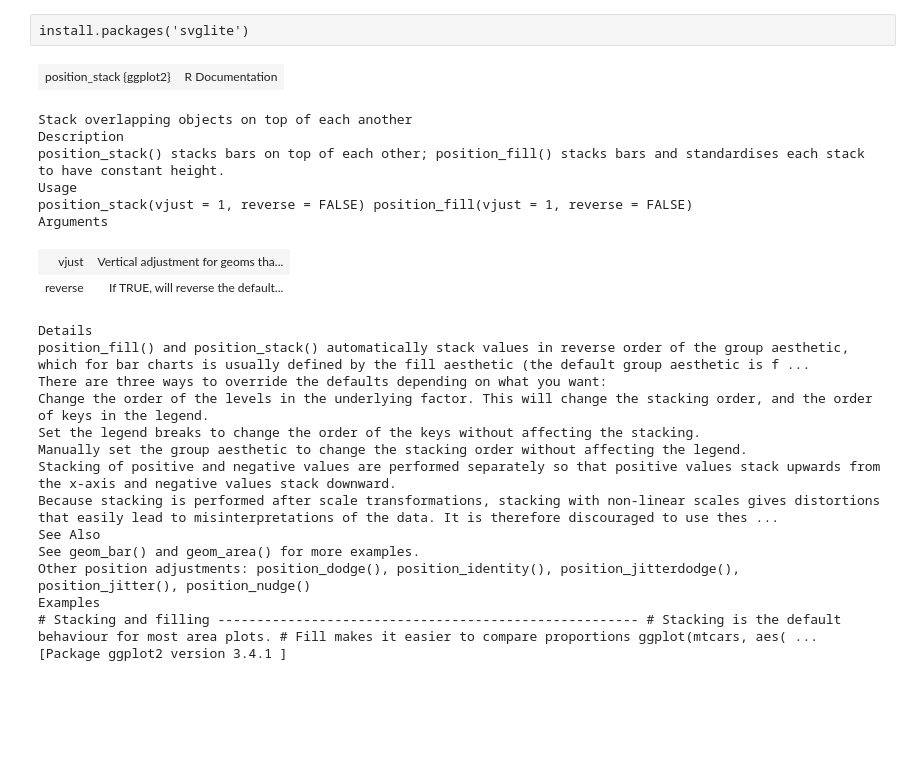
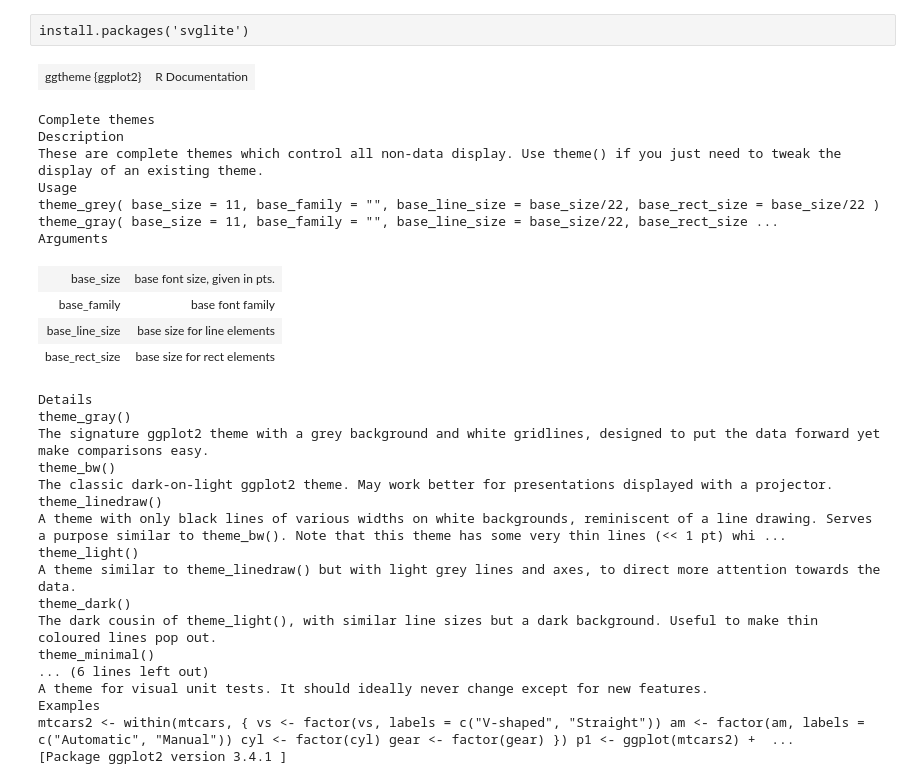
Before and after one commit to wosnat/CC1A3, a Jupyter notebook: grand_de_figure/CC1A3 MED4 grand de figure.ipynb, the cells around one changed output. Saved outputs shown, nothing was run; the diff lists cells and outputs as text; code cells hidden in the pictures; blank space fills up the shorter version.

```diff
--- a/grand_de_figure/CC1A3 MED4 grand de figure.ipynb
+++ b/grand_de_figure/CC1A3 MED4 grand de figure.ipynb
@@ -162,28 +474,33 @@ Warning message:
 # %% [raw]
 install.packages('svglite')
 # %%
-help(position_stack)
+help(theme_classic)
 # %% [output]
-| position_stack {ggplot2} | R Documentation |
+| ggtheme {ggplot2} | R Documentation |
-Stack overlapping objects on top of each another
+Complete themes
 Description
-position_stack() stacks bars on top of each other; position_fill() stacks bars and standardises each stack to have constant height.
+These are complete themes which control all non-data display. Use theme() if you just need to tweak the display of an existing theme.
 Usage
-position_stack(vjust = 1, reverse = FALSE) position_fill(vjust = 1, reverse = FALSE)
+theme_grey( base_size = 11, base_family = "", base_line_size = base_size/22, base_rect_size = base_size/22 ) theme_gray( base_size = 11, base_family = "", base_line_size = base_size/22, base_rect_size ...
 Arguments
-| vjust | Vertical adjustment for geoms tha... |
-| reverse | If TRUE, will reverse the default... |
+| base_size | base font size, given in pts. |
+| base_family | base font family |
+| base_line_size | base size for line elements |
+| base_rect_size | base size for rect elements |
 Details
-position_fill() and position_stack() automatically stack values in reverse order of the group aesthetic, which for bar charts is usually defined by the fill aesthetic (the default group aesthetic is f ...
-There are three ways to override the defaults depending on what you want:
-Change the order of the levels in the underlying factor. This will change the stacking order, and the order of keys in the legend.
-Set the legend breaks to change the order of the keys without affecting the stacking.
-Manually set the group aesthetic to change the stacking order without affecting the legend.
-Stacking of positive and negative values are performed separately so that positive values stack upwards from the x-axis and negative values stack downward.
-Because stacking is performed after scale transformations, stacking with non-linear scales gives distortions that easily lead to misinterpretations of the data. It is therefore discouraged to use thes ...
-See Also
-See geom_bar() and geom_area() for more examples.
-Other position adjustments: position_dodge(), position_identity(), position_jitterdodge(), position_jitter(), position_nudge()
+theme_gray()
+The signature ggplot2 theme with a grey background and white gridlines, designed to put the data forward yet make comparisons easy.
+theme_bw()
+The classic dark-on-light ggplot2 theme. May work better for presentations displayed with a projector.
+theme_linedraw()
+A theme with only black lines of various widths on white backgrounds, reminiscent of a line drawing. Serves a purpose similar to theme_bw(). Note that this theme has some very thin lines (<< 1 pt) whi ...
+theme_light()
+A theme similar to theme_linedraw() but with light grey lines and axes, to direct more attention towards the data.
+theme_dark()
+The dark cousin of theme_light(), with similar line sizes but a dark background. Useful to make thin coloured lines pop out.
+theme_minimal()
+... (6 lines left out)
+A theme for visual unit tests. It should ideally never change except for new features.
 Examples
-# Stacking and filling ------------------------------------------------------ # Stacking is the default behaviour for most area plots. # Fill makes it easier to compare proportions ggplot(mtcars, aes( ...
+mtcars2 <- within(mtcars, { vs <- factor(vs, labels = c("V-shaped", "Straight")) am <- factor(am, labels = c("Automatic", "Manual")) cyl <- factor(cyl) gear <- factor(gear) }) p1 <- ggplot(mtcars2) +  ...
 [Package ggplot2 version 3.4.1 ]
```
Also changed, not shown: parts of 23 cells of this notebook, 16 other files.
